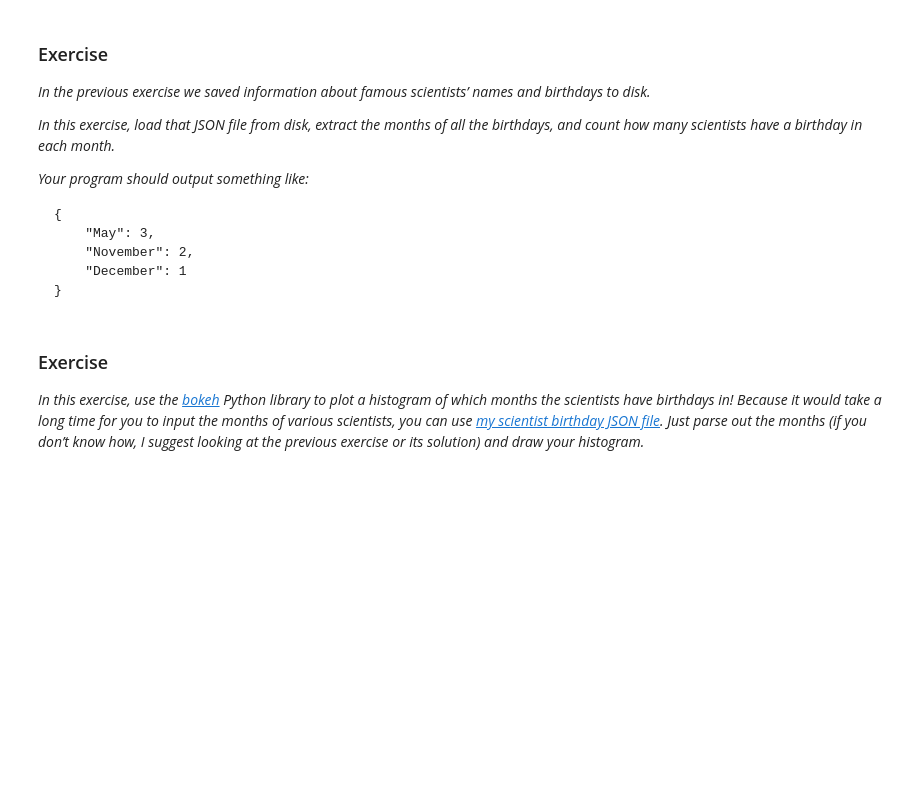
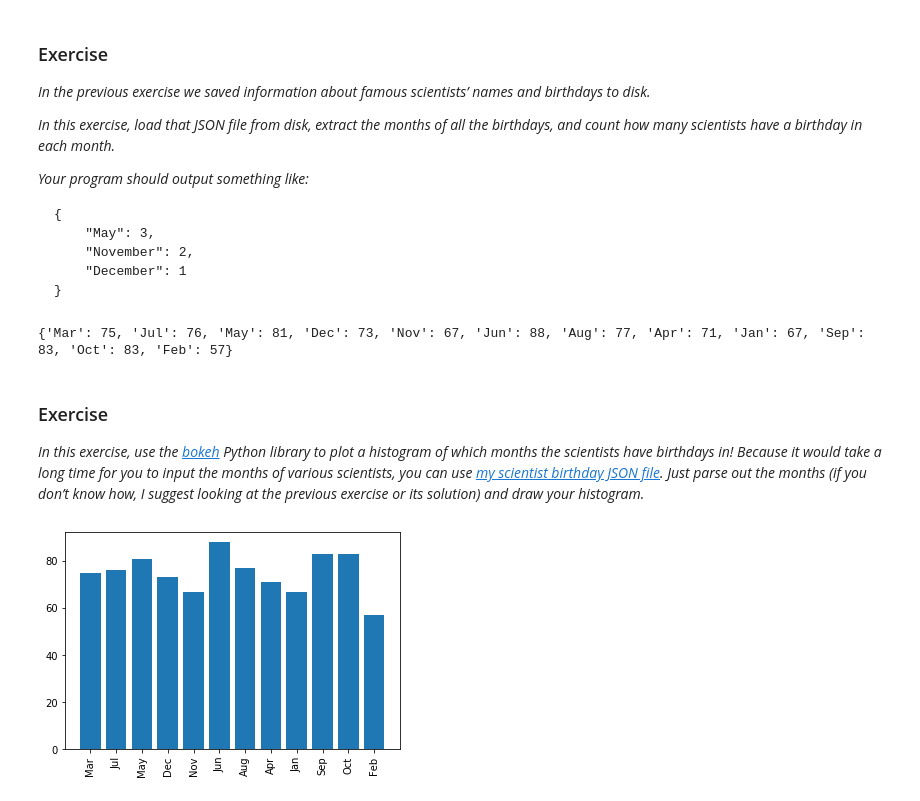
Before and after one commit to Dataquark/Practice-Python, a Jupyter notebook: Practice_Python_Solutions.ipynb, the cells around one changed output. Saved outputs shown, nothing was run; the diff lists cells and outputs as text; code cells hidden in the pictures; blank space fills up the shorter version.

Commit message:
Solutions to last two exercises

```diff
--- a/Practice_Python_Solutions.ipynb
+++ b/Practice_Python_Solutions.ipynb
@@ -1070,6 +1070,60 @@ _Your program should output something like:_
         "November": 2,
         "December": 1
     }
+# %%
+# SOLUTION
+import json
+import datetime
+
+with open('laureate.json') as file:
+    json_dict = json.load(file)
+
+birthdays = {}
+
+for key, value in json_dict.items():
+    for d in value:
+        if '-00-' in d['born']: # to exclude dates with 0000-00-00 format, as datetime starts with 0001
+            pass
+        else:
+            # More readable
+            # dt = datetime.datetime.strptime(d['born'], '%Y-%m-%d')
+            # month = datetime.datetime.strftime(dt, '%b')
+            month = datetime.datetime.strftime((datetime.datetime.strptime(d['born'], '%Y-%m-%d')), '%b')
+            birthdays[month] = birthdays.get(month, 0) + 1
+
+print(birthdays)
+# %% [output]
+{'Mar': 75, 'Jul': 76, 'May': 81, 'Dec': 73, 'Nov': 67, 'Jun': 88, 'Aug': 77, 'Apr': 71, 'Jan': 67, 'Sep': 83, 'Oct': 83, 'Feb': 57}
 # %% [markdown]
 ### Exercise
 *In this exercise, use the [bokeh](http://bokeh.pydata.org/en/latest/) Python library to plot a histogram of which months the scientists have birthdays in! Because it would take a long time for you to input the months of various scientists, you can use [my scientist birthday JSON file](https://www.practicepython.org/assets/scientist_birthdays.json). Just parse out the months (if you don’t know how, I suggest looking at the previous exercise or its solution) and draw your histogram.*
+# %%
+# SOLUTION
+%matplotlib inline
+
+import matplotlib.pyplot as plt
+import json
+import datetime
+
+with open('laureate.json') as file:
+    json_dict = json.load(file)
+
+birthdays = {}
+
+for key, value in json_dict.items():
+    for d in value:
+        if '-00-' in d['born']:
+            pass
+        else:
+            # More readable
+            # dt = datetime.datetime.strptime(d['born'], '%Y-%m-%d')
+            # month = datetime.datetime.strftime(dt, '%b')
+            month = datetime.datetime.strftime((datetime.datetime.strptime(d['born'], '%Y-%m-%d')), '%b')
+            birthdays[month] = birthdays.get(month, 0) + 1
+
+x, y = zip(*birthdays.items())
+plt.bar(x, y)
+plt.xticks(rotation=90)
+plt.show()
+# %% [output]
+[figure, added]
```
